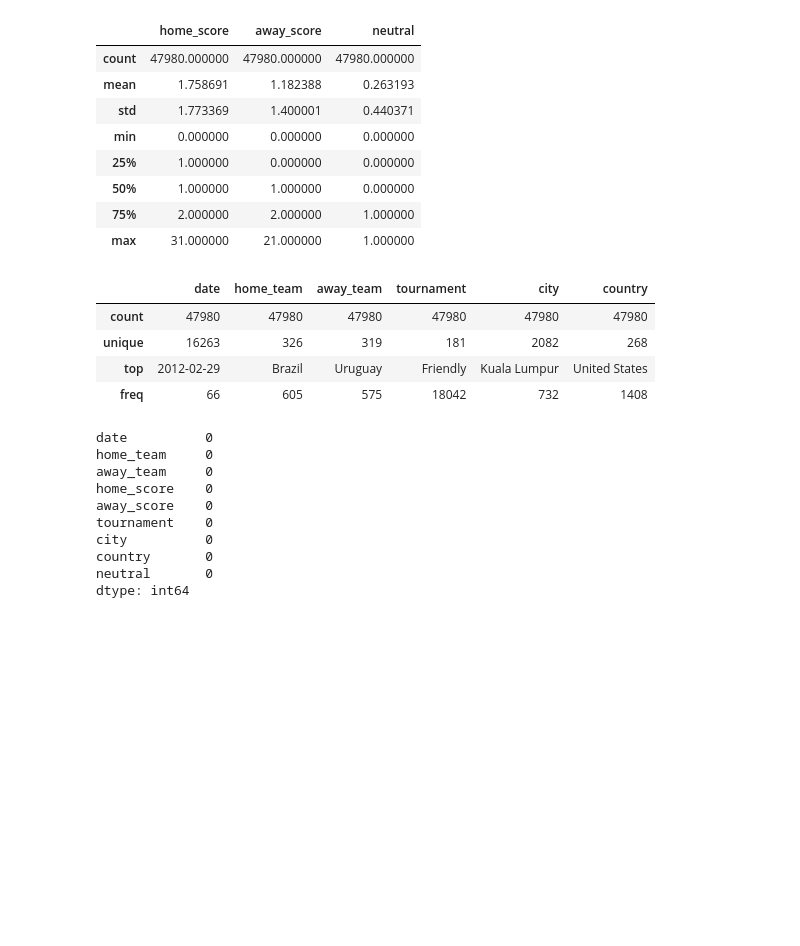
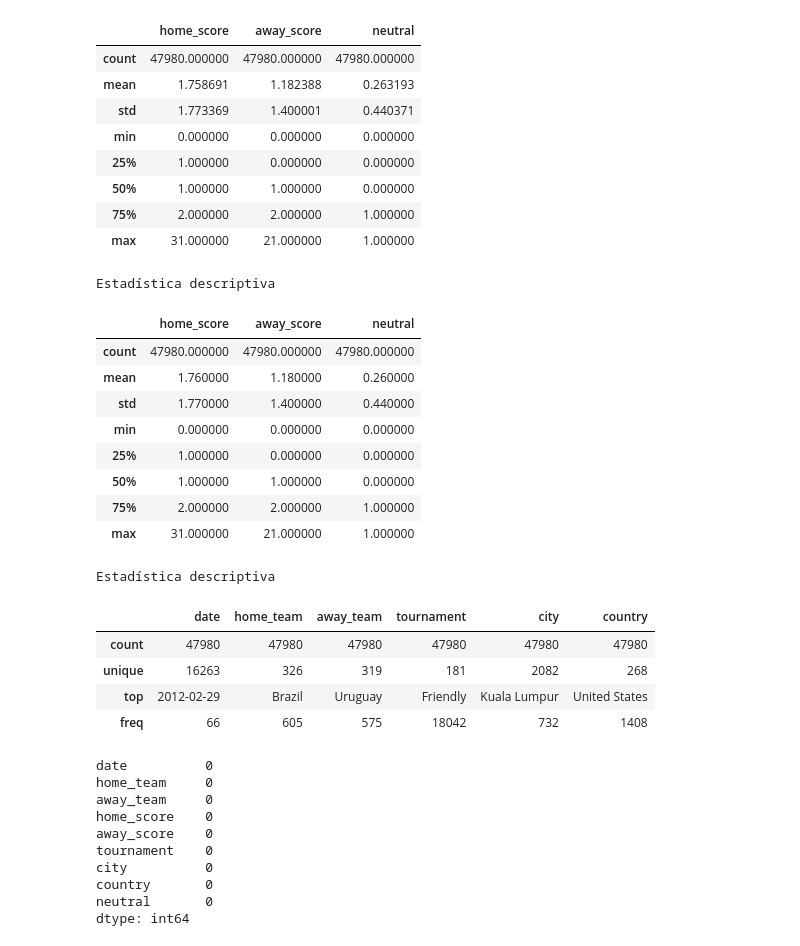
Before and after one commit to nestorojeda/MatematicasFeedback, a Jupyter notebook: notebook.ipynb, the cells around one changed output. Drawn from its saved outputs; the diff is of its cells as text; code cells hidden in the pictures; blank space fills up the shorter version.

Commit message:
Prettier tables

```diff
--- a/notebook.ipynb
+++ b/notebook.ipynb
@@ -56,10 +56,30 @@ results_df.describe()
 | 50% | 1.000000 | 1.000000 | 0.000000 |
 | 75% | 2.000000 | 2.000000 | 1.000000 |
 | max | 31.000000 | 21.000000 | 1.000000 |
+# %%
+def pretty_describe(df, decimals=2, include='all'):
+    description = df.describe(include=include).round(decimals)
+    return description.style \
+        .set_properties(**{'background-color': 'lightblue', 'color': 'black'}) \
+        .set_caption("Estadística descriptiva")
+# %%
+display(pretty_describe(results_df, 2, 'number'))
+# %% [output]
+Estadística descriptiva
+|  | home_score | away_score | neutral |
+| count | 47980.000000 | 47980.000000 | 47980.000000 |
+| mean | 1.760000 | 1.180000 | 0.260000 |
+| std | 1.770000 | 1.400000 | 0.440000 |
+| min | 0.000000 | 0.000000 | 0.000000 |
+| 25% | 1.000000 | 0.000000 | 0.000000 |
+| 50% | 1.000000 | 1.000000 | 0.000000 |
+| 75% | 2.000000 | 2.000000 | 1.000000 |
+| max | 31.000000 | 21.000000 | 1.000000 |
 # %%
 #Obtenemos las columnas categoricas y algunas metrícas básicas
-results_df.describe(include=['object'])
+display(pretty_describe(results_df, 2, 'object'))
 # %% [output]
+Estadística descriptiva
 |  | date | home_team | away_team | tournament | city | country |
 | count | 47980 | 47980 | 47980 | 47980 | 47980 | 47980 |
 | unique | 16263 | 326 | 319 | 181 | 2082 | 268 |
```
Also changed, not shown: parts of 2 cells of this notebook, 1 other file.
